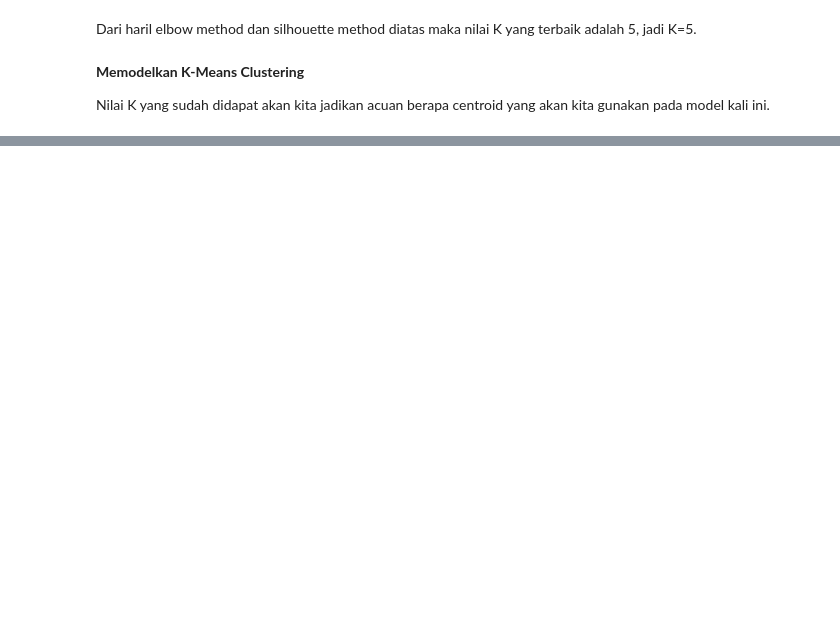
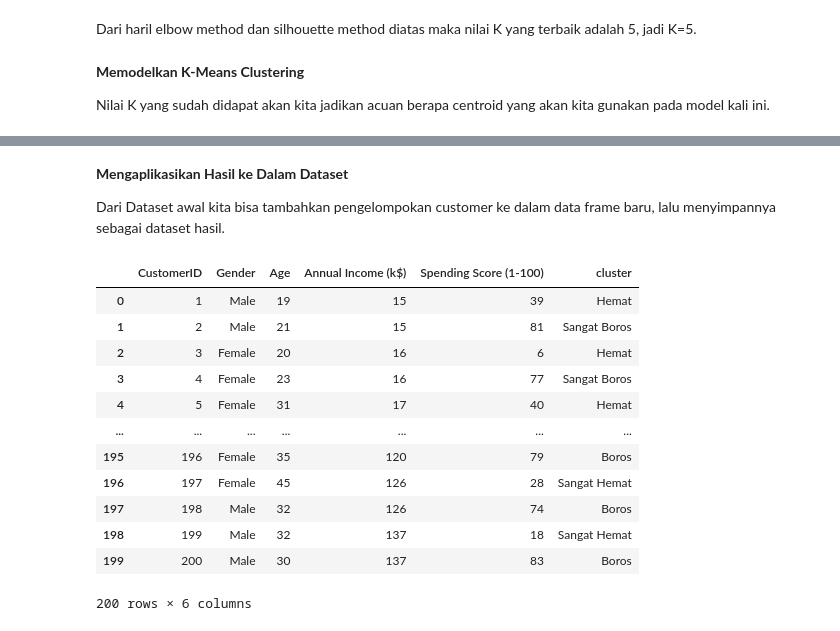
Before and after one commit to wayanpdw/Clustering-Customer-Segmentation, a Jupyter notebook: Mall_Customer_Segmentation.ipynb, the cells around one changed output, grey strips where cells are left out. Saved outputs shown, nothing was run; the diff lists cells and outputs as text; code cells hidden in the pictures; blank space fills up the shorter version.

```diff
--- a/Mall_Customer_Segmentation.ipynb
+++ b/Mall_Customer_Segmentation.ipynb
@@ -350,0 +367,28 @@ plt.show()
+# %% [markdown]
+**Mengaplikasikan Hasil ke Dalam Dataset**
+
+Dari Dataset awal kita bisa tambahkan pengelompokan customer ke dalam data frame baru, lalu menyimpannya sebagai dataset hasil.
+# %%
+# Menginput hasil clustering ke dataset
+df_data['cluster'] = cluster
+df_data['cluster'] = df_data['cluster'].replace([0, 1, 2, 3, 4],['Sangat Hemat', 'Sangat Boros', 'Menengah', 'Boros', 'Hemat'])
+
+# Menyimpan dataset baru sebagai hasil
+df_data.to_csv('_clusters.csv', index=False)
+
+# Menampilkan dataframe baru
+df_data
+# %% [output]
+|  | CustomerID | Gender | Age | Annual Income (k$) | Spending Score (1-100) | cluster |
+| 0 | 1 | Male | 19 | 15 | 39 | Hemat |
+| 1 | 2 | Male | 21 | 15 | 81 | Sangat Boros |
+| 2 | 3 | Female | 20 | 16 | 6 | Hemat |
+| 3 | 4 | Female | 23 | 16 | 77 | Sangat Boros |
+| 4 | 5 | Female | 31 | 17 | 40 | Hemat |
+| ... | ... | ... | ... | ... | ... | ... |
+| 195 | 196 | Female | 35 | 120 | 79 | Boros |
+| 196 | 197 | Female | 45 | 126 | 28 | Sangat Hemat |
+| 197 | 198 | Male | 32 | 126 | 74 | Boros |
+| 198 | 199 | Male | 32 | 137 | 18 | Sangat Hemat |
+| 199 | 200 | Male | 30 | 137 | 83 | Boros |
+200 rows × 6 columns
```
Also changed, not shown: parts of 10 cells of this notebook.
